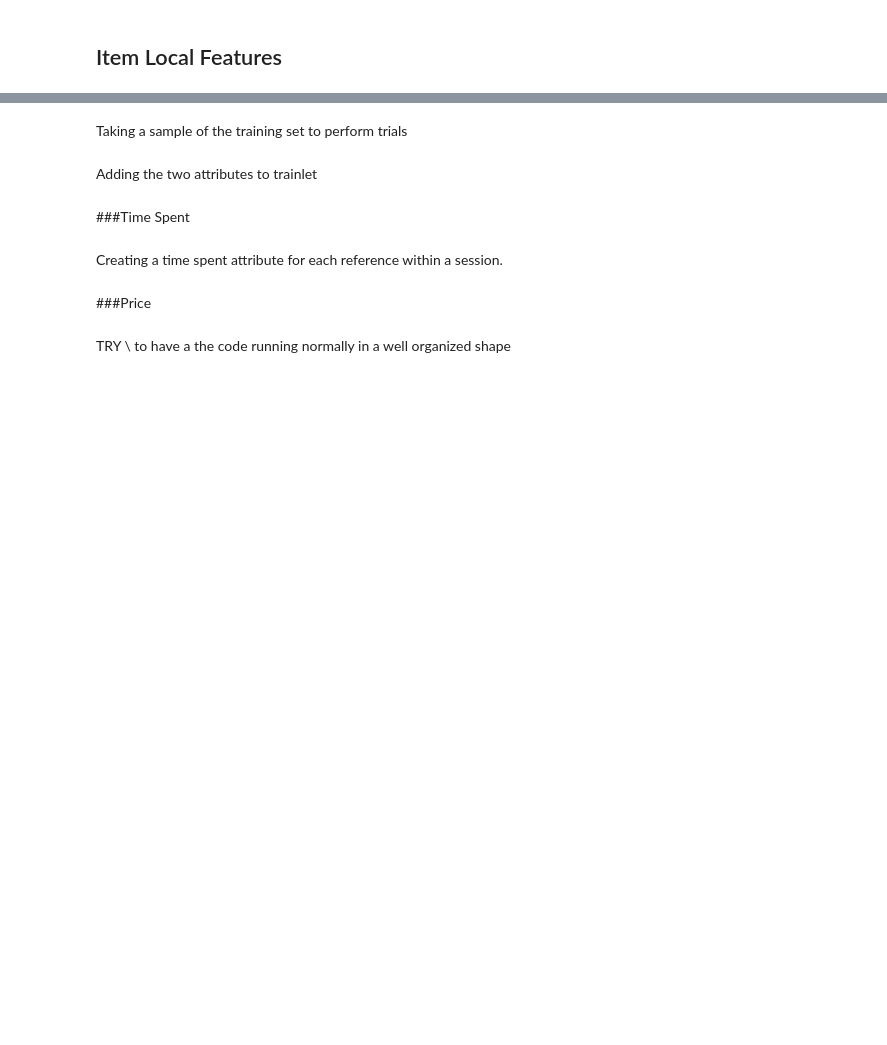
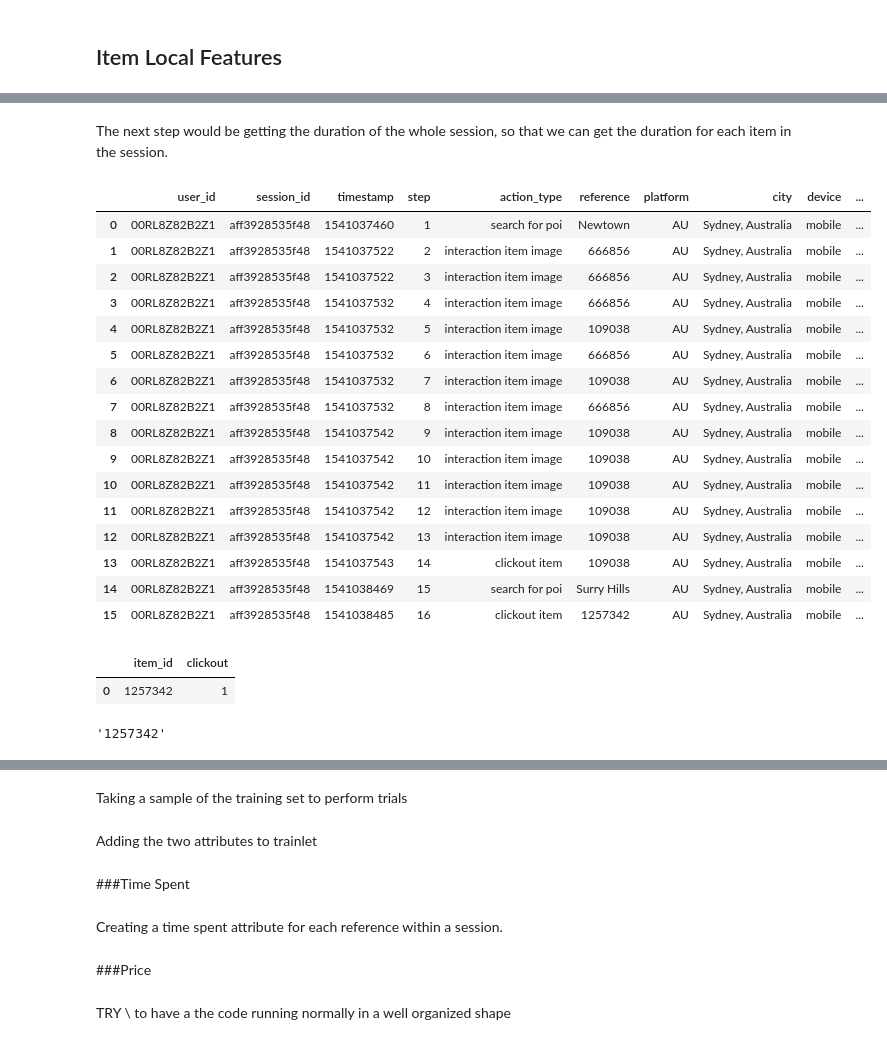
Before and after one commit to ZeyadSabbah/TrivagoRecommenderSystem, a Jupyter notebook: TrivagoFeatureEngineering.ipynb, the cells around one changed output, grey strips where cells are left out. Drawn from its saved outputs; the diff is of its cells as text; code cells hidden in the pictures; blank space fills up the shorter version.

```diff
--- a/TrivagoFeatureEngineering.ipynb
+++ b/TrivagoFeatureEngineering.ipynb
@@ -441,0 +452,8 @@ Unless similarity between items from properties, properties feature should be dr
+# %%
+# session_gb = train.groupby('session_id', sort=False)
+session = session_gb.get_group('aff3928535f48')
+session_exploded = session[session.action_type=='clickout item'].tail(1)[['impressions']]
+session_exploded.impressions = session_exploded.impressions.apply(lambda x: x.split('|'))
+session_exploded = session_exploded.explode('impressions')
+session_exploded = session_exploded.rename(columns={'impressions':'item_id'})
+session_exploded
@@ -441,0 +486,31 @@ Unless similarity between items from properties, properties feature should be dr
+# %% [markdown]
+The next step would be getting the duration of the whole session, so that we can get the duration for each item in the session.
+# %%
+session.timestamp.max() - session.t
+# %% [output]
+|  | user_id | session_id | timestamp | step | action_type | reference | platform | city | device | ... |
+| 0 | 00RL8Z82B2Z1 | aff3928535f48 | 1541037460 | 1 | search for poi | Newtown | AU | Sydney, Australia | mobile | ... |
+| 1 | 00RL8Z82B2Z1 | aff3928535f48 | 1541037522 | 2 | interaction item image | 666856 | AU | Sydney, Australia | mobile | ... |
+| 2 | 00RL8Z82B2Z1 | aff3928535f48 | 1541037522 | 3 | interaction item image | 666856 | AU | Sydney, Australia | mobile | ... |
+| 3 | 00RL8Z82B2Z1 | aff3928535f48 | 1541037532 | 4 | interaction item image | 666856 | AU | Sydney, Australia | mobile | ... |
+| 4 | 00RL8Z82B2Z1 | aff3928535f48 | 1541037532 | 5 | interaction item image | 109038 | AU | Sydney, Australia | mobile | ... |
+| 5 | 00RL8Z82B2Z1 | aff3928535f48 | 1541037532 | 6 | interaction item image | 666856 | AU | Sydney, Australia | mobile | ... |
+| 6 | 00RL8Z82B2Z1 | aff3928535f48 | 1541037532 | 7 | interaction item image | 109038 | AU | Sydney, Australia | mobile | ... |
+| 7 | 00RL8Z82B2Z1 | aff3928535f48 | 1541037532 | 8 | interaction item image | 666856 | AU | Sydney, Australia | mobile | ... |
+| 8 | 00RL8Z82B2Z1 | aff3928535f48 | 1541037542 | 9 | interaction item image | 109038 | AU | Sydney, Australia | mobile | ... |
+| 9 | 00RL8Z82B2Z1 | aff3928535f48 | 1541037542 | 10 | interaction item image | 109038 | AU | Sydney, Australia | mobile | ... |
+| 10 | 00RL8Z82B2Z1 | aff3928535f48 | 1541037542 | 11 | interaction item image | 109038 | AU | Sydney, Australia | mobile | ... |
+| 11 | 00RL8Z82B2Z1 | aff3928535f48 | 1541037542 | 12 | interaction item image | 109038 | AU | Sydney, Australia | mobile | ... |
+| 12 | 00RL8Z82B2Z1 | aff3928535f48 | 1541037542 | 13 | interaction item image | 109038 | AU | Sydney, Australia | mobile | ... |
+| 13 | 00RL8Z82B2Z1 | aff3928535f48 | 1541037543 | 14 | clickout item | 109038 | AU | Sydney, Australia | mobile | ... |
+| 14 | 00RL8Z82B2Z1 | aff3928535f48 | 1541038469 | 15 | search for poi | Surry Hills | AU | Sydney, Australia | mobile | ... |
+| 15 | 00RL8Z82B2Z1 | aff3928535f48 | 1541038485 | 16 | clickout item | 1257342 | AU | Sydney, Australia | mobile | ... |
+# %%
+pd.DataFrame({'item_id':[clickout_item_id], 'clickout':[1]})
+# %% [output]
+|  | item_id | clickout |
+| 0 | 1257342 | 1 |
+# %%
+clickout_item = dict({session[session.action_type=='clickout item'].tail(1)['reference'].values[0]:1})
+# %% [output]
+'1257342'
```
Also changed, not shown: parts of 14 cells of this notebook.
